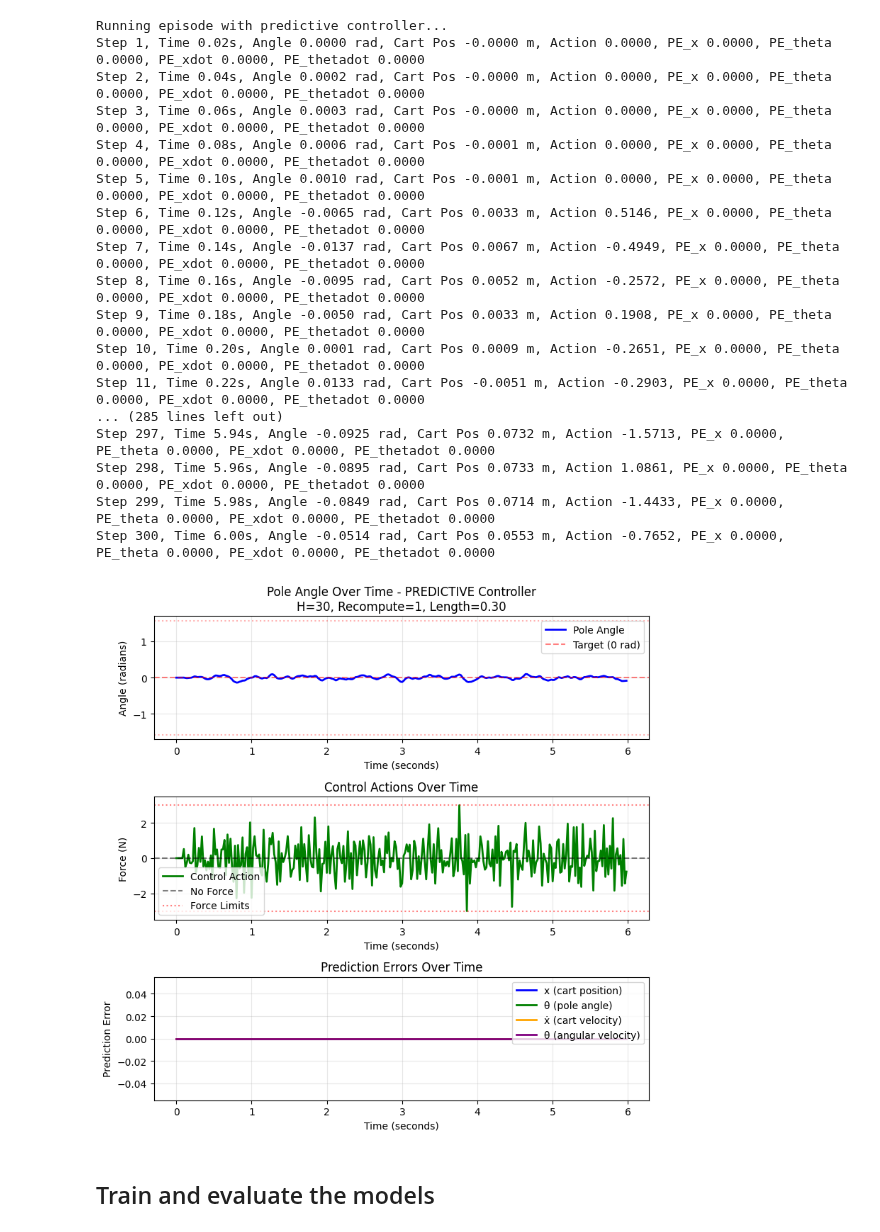
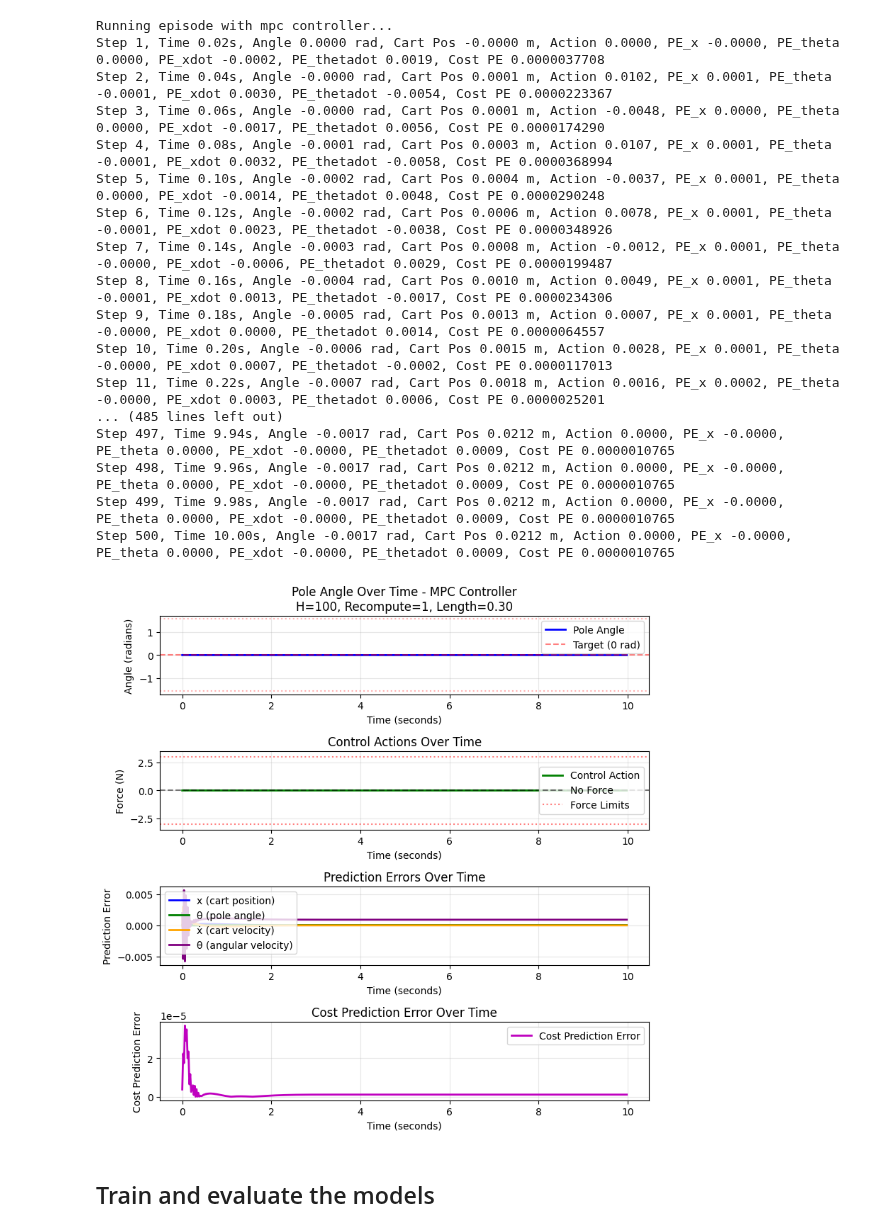
Before and after one commit to jtbuch/mpc_dojo, a Jupyter notebook: cartpole_optimization/notebooks/Cartpole_Control.ipynb, the cells around one changed output. Saved outputs shown, nothing was run; the diff lists cells and outputs as text; code cells hidden in the pictures.

```diff
--- a/cartpole_optimization/notebooks/Cartpole_Control.ipynb
+++ b/cartpole_optimization/notebooks/Cartpole_Control.ipynb
@@ -17,28 +17,31 @@ sys.path.insert(0, os.path.abspath(os.path.join('..')))
 from mpc.Cartpole_Control_Utils import *
 import time
 # %%
-predictions = run_single_episode_with_plots(controller_type='predictive', horizon=30, dt=0.02, linear=False,
-                                 recompute_every=1, model_length=1, wind_mu=0.0, wind_sigma=0.0,
-                                 episode_length=300, seed=42, init_angle=0.0)
+dt = 0.02
+time = 10.0
+episode_length = time/dt
+predictions = run_single_episode_with_plots(controller_type='mpc', horizon=100, dt=dt, linear=False,
+                                 recompute_every=1, model_length=1.0, wind_mu=0.0, wind_sigma=0.0,
+                                 episode_length=episode_length, seed=42, init_angle=0.0)
 # %% [output]
-Running episode with predictive controller...
-Step 1, Time 0.02s, Angle 0.0000 rad, Cart Pos -0.0000 m, Action 0.0000, PE_x 0.0000, PE_theta 0.0000, PE_xdot 0.0000, PE_thetadot 0.0000
-Step 2, Time 0.04s, Angle 0.0002 rad, Cart Pos -0.0000 m, Action 0.0000, PE_x 0.0000, PE_theta 0.0000, PE_xdot 0.0000, PE_thetadot 0.0000
-Step 3, Time 0.06s, Angle 0.0003 rad, Cart Pos -0.0000 m, Action 0.0000, PE_x 0.0000, PE_theta 0.0000, PE_xdot 0.0000, PE_thetadot 0.0000
-Step 4, Time 0.08s, Angle 0.0006 rad, Cart Pos -0.0001 m, Action 0.0000, PE_x 0.0000, PE_theta 0.0000, PE_xdot 0.0000, PE_thetadot 0.0000
-Step 5, Time 0.10s, Angle 0.0010 rad, Cart Pos -0.0001 m, Action 0.0000, PE_x 0.0000, PE_theta 0.0000, PE_xdot 0.0000, PE_thetadot 0.0000
-Step 6, Time 0.12s, Angle -0.0065 rad, Cart Pos 0.0033 m, Action 0.5146, PE_x 0.0000, PE_theta 0.0000, PE_xdot 0.0000, PE_thetadot 0.0000
-Step 7, Time 0.14s, Angle -0.0137 rad, Cart Pos 0.0067 m, Action -0.4949, PE_x 0.0000, PE_theta 0.0000, PE_xdot 0.0000, PE_thetadot 0.0000
-Step 8, Time 0.16s, Angle -0.0095 rad, Cart Pos 0.0052 m, Action -0.2572, PE_x 0.0000, PE_theta 0.0000, PE_xdot 0.0000, PE_thetadot 0.0000
-Step 9, Time 0.18s, Angle -0.0050 rad, Cart Pos 0.0033 m, Action 0.1908, PE_x 0.0000, PE_theta 0.0000, PE_xdot 0.0000, PE_thetadot 0.0000
-Step 10, Time 0.20s, Angle 0.0001 rad, Cart Pos 0.0009 m, Action -0.2651, PE_x 0.0000, PE_theta 0.0000, PE_xdot 0.0000, PE_thetadot 0.0000
-Step 11, Time 0.22s, Angle 0.0133 rad, Cart Pos -0.0051 m, Action -0.2903, PE_x 0.0000, PE_theta 0.0000, PE_xdot 0.0000, PE_thetadot 0.0000
-... (285 lines left out)
-Step 297, Time 5.94s, Angle -0.0925 rad, Cart Pos 0.0732 m, Action -1.5713, PE_x 0.0000, PE_theta 0.0000, PE_xdot 0.0000, PE_thetadot 0.0000
-Step 298, Time 5.96s, Angle -0.0895 rad, Cart Pos 0.0733 m, Action 1.0861, PE_x 0.0000, PE_theta 0.0000, PE_xdot 0.0000, PE_thetadot 0.0000
-Step 299, Time 5.98s, Angle -0.0849 rad, Cart Pos 0.0714 m, Action -1.4433, PE_x 0.0000, PE_theta 0.0000, PE_xdot 0.0000, PE_thetadot 0.0000
-Step 300, Time 6.00s, Angle -0.0514 rad, Cart Pos 0.0553 m, Action -0.7652, PE_x 0.0000, PE_theta 0.0000, PE_xdot 0.0000, PE_thetadot 0.0000
+Running episode with mpc controller...
+Step 1, Time 0.02s, Angle 0.0000 rad, Cart Pos -0.0000 m, Action 0.0000, PE_x -0.0000, PE_theta 0.0000, PE_xdot -0.0002, PE_thetadot 0.0019, Cost PE 0.0000037708
+Step 2, Time 0.04s, Angle -0.0000 rad, Cart Pos 0.0001 m, Action 0.0102, PE_x 0.0001, PE_theta -0.0001, PE_xdot 0.0030, PE_thetadot -0.0054, Cost PE 0.0000223367
+Step 3, Time 0.06s, Angle -0.0000 rad, Cart Pos 0.0001 m, Action -0.0048, PE_x 0.0000, PE_theta 0.0000, PE_xdot -0.0017, PE_thetadot 0.0056, Cost PE 0.0000174290
+Step 4, Time 0.08s, Angle -0.0001 rad, Cart Pos 0.0003 m, Action 0.0107, PE_x 0.0001, PE_theta -0.0001, PE_xdot 0.0032, PE_thetadot -0.0058, Cost PE 0.0000368994
+Step 5, Time 0.10s, Angle -0.0002 rad, Cart Pos 0.0004 m, Action -0.0037, PE_x 0.0001, PE_theta 0.0000, PE_xdot -0.0014, PE_thetadot 0.0048, Cost PE 0.0000290248
+Step 6, Time 0.12s, Angle -0.0002 rad, Cart Pos 0.0006 m, Action 0.0078, PE_x 0.0001, PE_theta -0.0001, PE_xdot 0.0023, PE_thetadot -0.0038, Cost PE 0.0000348926
+Step 7, Time 0.14s, Angle -0.0003 rad, Cart Pos 0.0008 m, Action -0.0012, PE_x 0.0001, PE_theta -0.0000, PE_xdot -0.0006, PE_thetadot 0.0029, Cost PE 0.0000199487
+Step 8, Time 0.16s, Angle -0.0004 rad, Cart Pos 0.0010 m, Action 0.0049, PE_x 0.0001, PE_theta -0.0001, PE_xdot 0.0013, PE_thetadot -0.0017, Cost PE 0.0000234306
+Step 9, Time 0.18s, Angle -0.0005 rad, Cart Pos 0.0013 m, Action 0.0007, PE_x 0.0001, PE_theta -0.0000, PE_xdot 0.0000, PE_thetadot 0.0014, Cost PE 0.0000064557
+Step 10, Time 0.20s, Angle -0.0006 rad, Cart Pos 0.0015 m, Action 0.0028, PE_x 0.0001, PE_theta -0.0000, PE_xdot 0.0007, PE_thetadot -0.0002, Cost PE 0.0000117013
+Step 11, Time 0.22s, Angle -0.0007 rad, Cart Pos 0.0018 m, Action 0.0016, PE_x 0.0002, PE_theta -0.0000, PE_xdot 0.0003, PE_thetadot 0.0006, Cost PE 0.0000025201
+... (485 lines left out)
+Step 497, Time 9.94s, Angle -0.0017 rad, Cart Pos 0.0212 m, Action 0.0000, PE_x -0.0000, PE_theta 0.0000, PE_xdot -0.0000, PE_thetadot 0.0009, Cost PE 0.0000010765
+Step 498, Time 9.96s, Angle -0.0017 rad, Cart Pos 0.0212 m, Action 0.0000, PE_x -0.0000, PE_theta 0.0000, PE_xdot -0.0000, PE_thetadot 0.0009, Cost PE 0.0000010765
+Step 499, Time 9.98s, Angle -0.0017 rad, Cart Pos 0.0212 m, Action 0.0000, PE_x -0.0000, PE_theta 0.0000, PE_xdot -0.0000, PE_thetadot 0.0009, Cost PE 0.0000010765
+Step 500, Time 10.00s, Angle -0.0017 rad, Cart Pos 0.0212 m, Action 0.0000, PE_x -0.0000, PE_theta 0.0000, PE_xdot -0.0000, PE_thetadot 0.0009, Cost PE 0.0000010765
-[figure, old version]
+[figure, new version]
 # %% [markdown]
 ## Train and evaluate the models
 # %%
```
Also changed, not shown: parts of 6 cells of this notebook, 11 other files.
